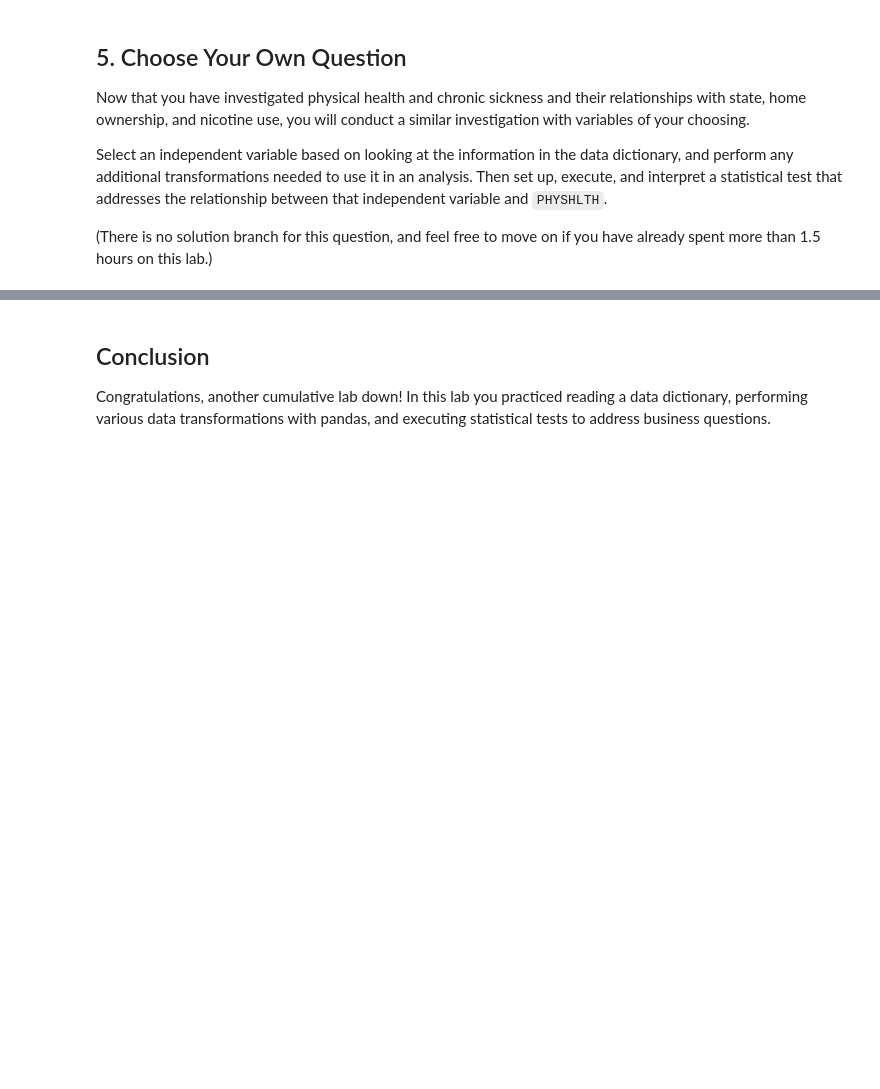
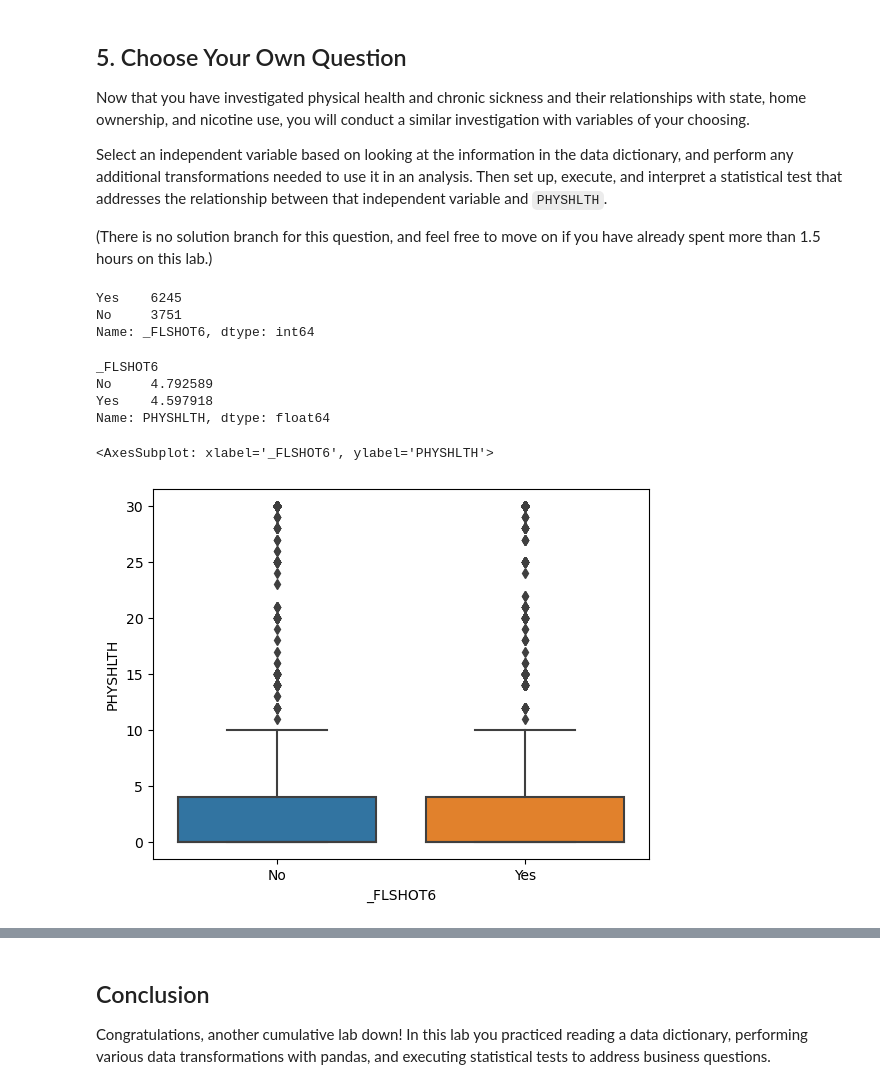
Before and after one commit to KaiFa254/dsc-hypothesis-testing-lab, a Jupyter notebook: index.ipynb, the cells around one changed output, grey strips where cells are left out. Drawn from its saved outputs; the diff is of its cells as text; code cells hidden in the pictures; blank space fills up the shorter version.

```diff
--- a/index.ipynb
+++ b/index.ipynb
@@ -389,0 +505,3 @@ df["NICOTINE_USE"].value_counts(normalize=True)
+# %%
+df["NICOTINE_USE"] = ((df["SMOKE100"]==1) |  (df["USENOW3"].isin([1, 2])) | (df["ECIGARET"] == 1)).astype(int)
+df["NICOTINE_USE"].value_counts(normalize=True)
@@ -394,5 +516,9 @@ In the cell below, create a new column of `df` called `CHRONIC`, which is 0 for
 # %%
 # Your code here
 
+
+df["CHRONIC"] = (df["PHYSHLTH"] >= 15).astype(int)
+
+
 # View the distribution of the newly-created column
 df["CHRONIC"].value_counts()
@@ -439,0 +639,32 @@ Select an independent variable based on looking at the information in the data d
+# %%
+# Your code here (create additional cells as needed)
+
+#For this example, let's pick _FLSHOT6 — flu shot status**:
+
+
+
+
+df["_FLSHOT6"].replace({1: 'Yes', 2: 'No'},inplace=True)
+
+df = df.loc[df["_FLSHOT6"].isin(['Yes','No'])].copy()
+
+df["_FLSHOT6"].value_counts()
+# %% [output]
+Yes    6245
+No     3751
+Name: _FLSHOT6, dtype: int64
+# %%
+#means
+
+print(df.groupby("_FLSHOT6")["PHYSHLTH"].mean())
+
+
+import seaborn as sns
+sns.boxplot(data=df, x="_FLSHOT6", y="PHYSHLTH")
+# %% [output]
+_FLSHOT6
+No     4.792589
+Yes    4.597918
+Name: PHYSHLTH, dtype: float64
+<AxesSubplot: xlabel='_FLSHOT6', ylabel='PHYSHLTH'>
+[figure, added]
```
Also changed, not shown: parts of 33 cells of this notebook.
